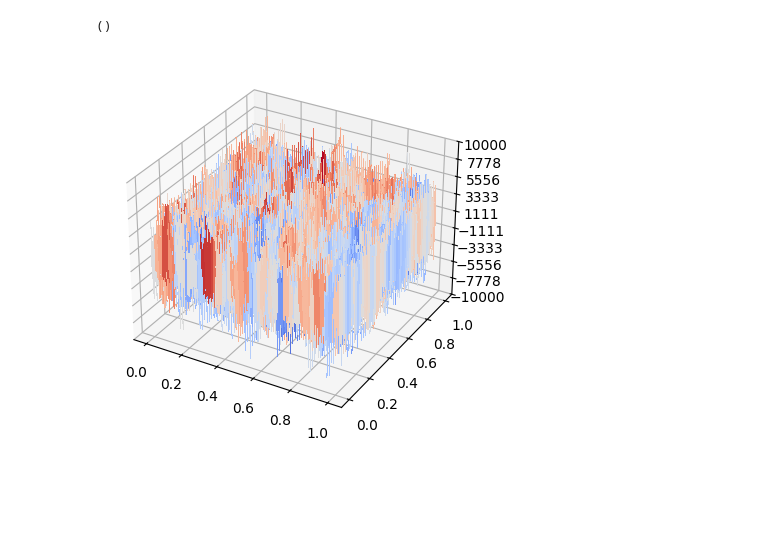
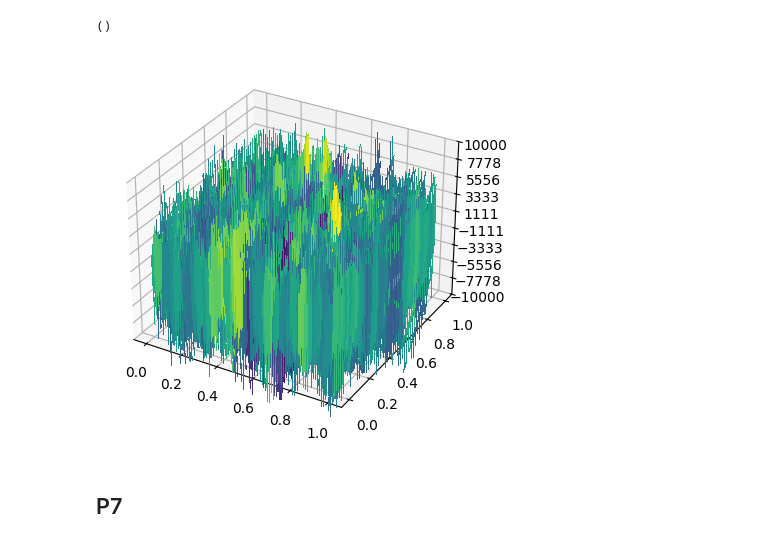
Before and after one commit to nacho2110/simulab4, a Jupyter notebook: p1lab4.ipynb, the cells around one changed output. Cells and saved outputs as stored; diff of their text form; code cells hidden in the pictures; blank space fills up the shorter version.

```diff
--- a/p1lab4.ipynb
+++ b/p1lab4.ipynb
@@ -203,0 +185,34 @@ plt.matshow(r)
+# %%
+N = 100
+M = 1000
+
+# r.shape
+# indices = (cinicial(N)*N).astype(int)
+# z = np.zeros((N,N))
+# for n in range(N**2):
+#     i,j = indices[n]
+#     z[i,j] = r[n]
+i, j = np.indices((N,N))
+indicatriz = (i<N//10)*(j<N//10)
+
+plt.matshow(np.abs(r))
+def integrate2D(r):
+    N,M = r.shape
+    return np.sum(r)/(M*N)
+
+samp_r = np.zeros(M)
+samp_i = np.zeros(M)
+for _ in range(M):
+    r = RuidoBlancoC2D(N)
+    samp_r[_] = integrate2D(indicatriz * np.real(r))
+    samp_i[_] = integrate2D(indicatriz* np.imag(r))
+    print(f"{_}/{M}")
+
+data = pd.DataFrame(data={
+    'parte real': samp_r,
+    'parte imaginaria': samp_i
+    }
+)
+
+print(np.mean(samp_r))
+print(np.cov(np.array([samp_r, samp_i])))
@@ -247,6 +281,6 @@ plt.legend()
 # %%
 def MovimientoBrownianoC2D(N):
-    alphas = np.random.normal(0,1,(N,N))
+    alphas = np.random.normal(0,1,(N,N)) + np.random.normal(0,1,(N,N)) * (0+1j)
     i_indices, j_indices = np.indices((N, N))  # Crear matrices de índices
     reciprocos = 1 / (i_indices + 1) * (j_indices + 1)  # Sumar 1 para evitar división por 0
     out = np.fft.ifft2(alphas*reciprocos)*N**2 - np.sum(alphas*reciprocos)
@@ -263,25 +297,27 @@ reciprocos = 1 / ((i_indices + 1) * (j_indices + 1))  # Sumar 1 para evitar divi
 # %%
 B2 = MovimientoBrownianoC2D(1000)
 
 
 from matplotlib import cm
 from matplotlib.ticker import LinearLocator
 
 im = np.real(B2)
 x = np.linspace(0,1,1000)
 y = np.linspace(0,1,1000)
 x,y = np.meshgrid(x,y)
 fig, ax = plt.subplots(subplot_kw={"projection": "3d"})
 
-ax.plot_surface(x,y,im, cmap=cm.coolwarm, linewidth=0, antialiased=False)
+ax.plot_surface(x,y,im, cmap=cm.viridis, linewidth=0, antialiased=False)
 
 ax.set_zlim(-10000,10000)
 ax.zaxis.set_major_locator(LinearLocator(10))
 # %% [output]
-[figure, old version]
+[figure, new version]
 # %%
 def MovimientoBrownianoC(N, d):
     if d==1:
         return MovimientoBrownianoC1D(N)
     else:
         return MovimientoBrownianoC2D(N)
+# %% [markdown]
+## P7
```
Also changed, not shown: parts of 14 cells of this notebook.
